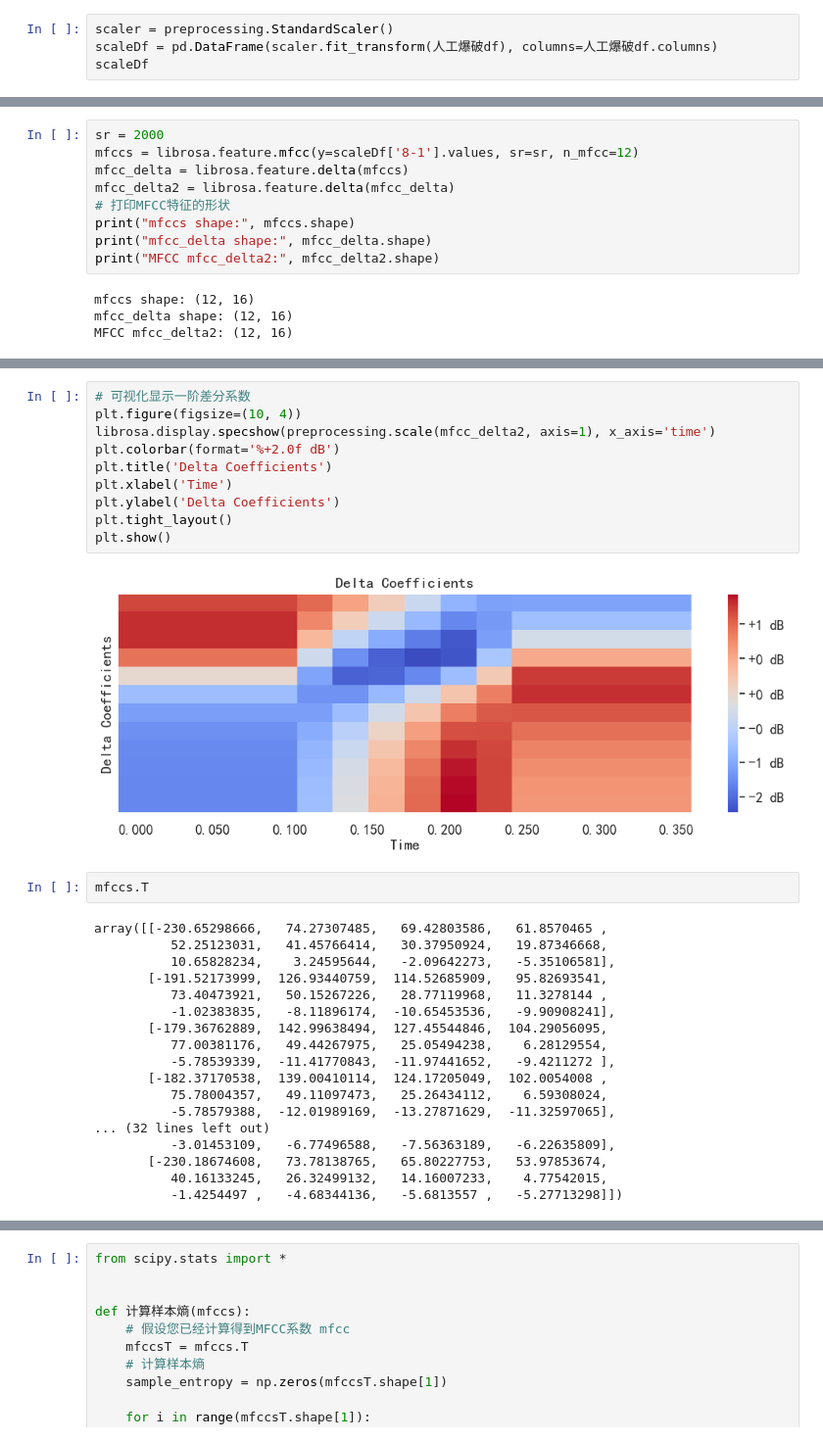
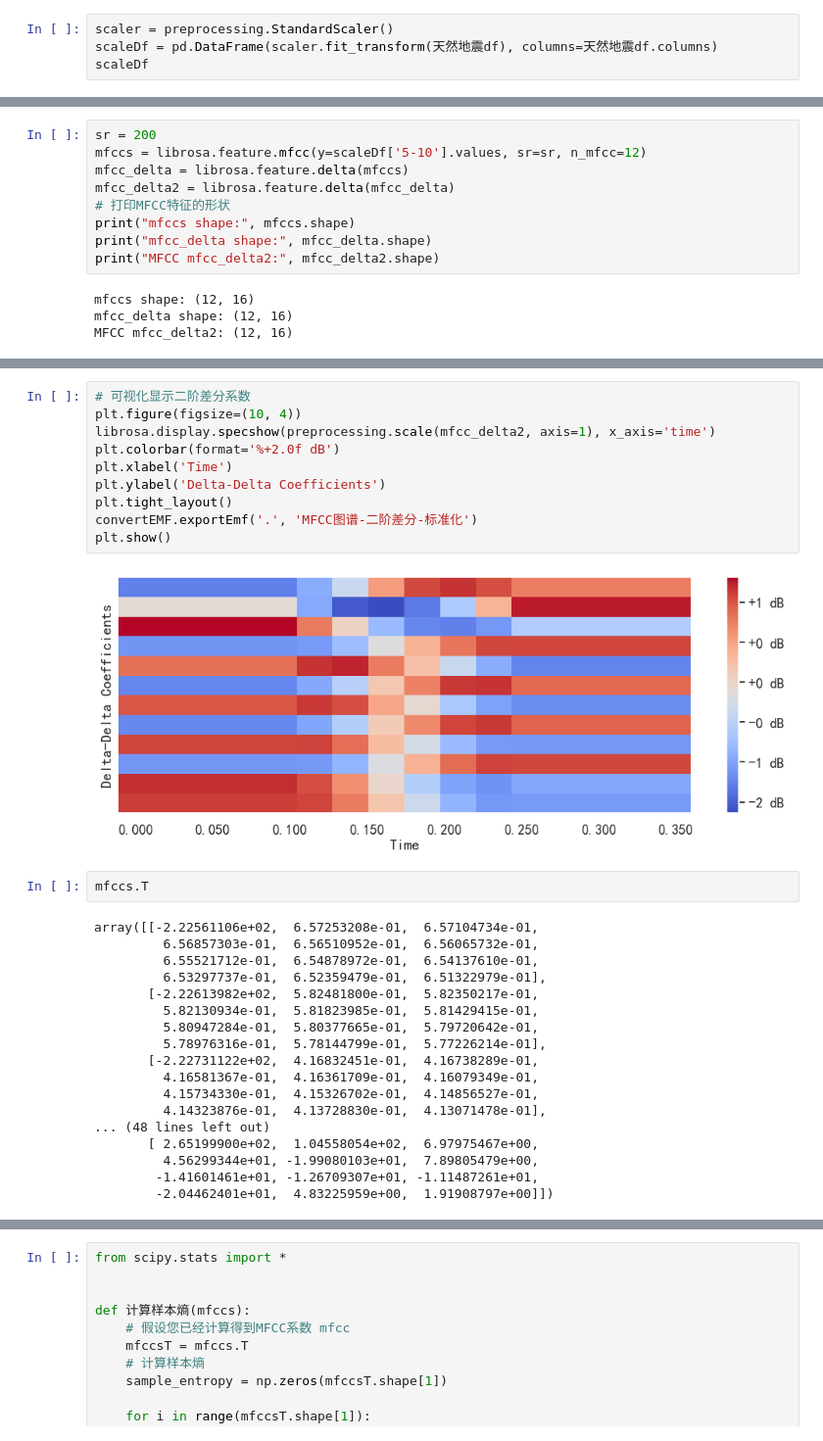
Before and after one commit to james-curtis/2023.tfmcm.com, a Jupyter notebook: 数据预处理/main.ipynb, the cells around one changed output, grey strips where cells are left out. Shown at 98% size. Saved outputs shown, nothing was run; the diff lists cells and outputs as text.

```diff
--- a/数据预处理/main.ipynb
+++ b/数据预处理/main.ipynb
@@ -142,5 +97,5 @@ plt.show()
 # %%
 scaler = preprocessing.StandardScaler()
-scaleDf = pd.DataFrame(scaler.fit_transform(人工爆破df), columns=人工爆破df.columns)
+scaleDf = pd.DataFrame(scaler.fit_transform(天然地震df), columns=天然地震df.columns)
 scaleDf
 # %% [output]
@@ -165,6 +115,6 @@ plt.show()
 # %%
-sr = 2000
-mfccs = librosa.feature.mfcc(y=scaleDf['8-1'].values, sr=sr, n_mfcc=12)
+sr = 200
+mfccs = librosa.feature.mfcc(y=scaleDf['5-10'].values, sr=sr, n_mfcc=12)
 mfcc_delta = librosa.feature.delta(mfccs)
 mfcc_delta2 = librosa.feature.delta(mfcc_delta)
 # 打印MFCC特征的形状
@@ -210,35 +160,35 @@ plt.show()
 # %%
-# 可视化显示一阶差分系数
+# 可视化显示二阶差分系数
 plt.figure(figsize=(10, 4))
 librosa.display.specshow(preprocessing.scale(mfcc_delta2, axis=1), x_axis='time')
 plt.colorbar(format='%+2.0f dB')
-plt.title('Delta Coefficients')
 plt.xlabel('Time')
-plt.ylabel('Delta Coefficients')
+plt.ylabel('Delta-Delta Coefficients')
 plt.tight_layout()
+convertEMF.exportEmf('.', 'MFCC图谱-二阶差分-标准化')
 plt.show()
 # %% [output]
-[figure, old version]
+[figure, new version]
 # %%
 mfccs.T
 # %% [output]
-array([[-230.65298666,   74.27307485,   69.42803586,   61.8570465 ,
-          52.25123031,   41.45766414,   30.37950924,   19.87346668,
-          10.65828234,    3.24595644,   -2.09642273,   -5.35106581],
-       [-191.52173999,  126.93440759,  114.52685909,   95.82693541,
-          73.40473921,   50.15267226,   28.77119968,   11.3278144 ,
-          -1.02383835,   -8.11896174,  -10.65453536,   -9.90908241],
-       [-179.36762889,  142.99638494,  127.45544846,  104.29056095,
-          77.00381176,   49.44267975,   25.05494238,    6.28129554,
-          -5.78539339,  -11.41770843,  -11.97441652,   -9.4211272 ],
-       [-182.37170538,  139.00410114,  124.17205049,  102.0054008 ,
-          75.78004357,   49.11097473,   25.26434112,    6.59308024,
-          -5.78579388,  -12.01989169,  -13.27871629,  -11.32597065],
-... (32 lines left out)
-          -3.01453109,   -6.77496588,   -7.56363189,   -6.22635809],
-       [-230.18674608,   73.78138765,   65.80227753,   53.97853674,
-          40.16133245,   26.32499132,   14.16007233,    4.77542015,
-          -1.4254497 ,   -4.68344136,   -5.6813557 ,   -5.27713298]])
+array([[-2.22561106e+02,  6.57253208e-01,  6.57104734e-01,
+         6.56857303e-01,  6.56510952e-01,  6.56065732e-01,
+         6.55521712e-01,  6.54878972e-01,  6.54137610e-01,
+         6.53297737e-01,  6.52359479e-01,  6.51322979e-01],
+       [-2.22613982e+02,  5.82481800e-01,  5.82350217e-01,
+         5.82130934e-01,  5.81823985e-01,  5.81429415e-01,
+         5.80947284e-01,  5.80377665e-01,  5.79720642e-01,
+         5.78976316e-01,  5.78144799e-01,  5.77226214e-01],
+       [-2.22731122e+02,  4.16832451e-01,  4.16738289e-01,
+         4.16581367e-01,  4.16361709e-01,  4.16079349e-01,
+         4.15734330e-01,  4.15326702e-01,  4.14856527e-01,
+         4.14323876e-01,  4.13728830e-01,  4.13071478e-01],
+... (48 lines left out)
+       [ 2.65199900e+02,  1.04558054e+02,  6.97975467e+00,
+         4.56299344e+01, -1.99080103e+01,  7.89805479e+00,
+        -1.41601461e+01, -1.26709307e+01, -1.11487261e+01,
+        -2.04462401e+01,  4.83225959e+00,  1.91908797e+00]])
 # %%
 mfccsScale
 # %% [output]
```
Also changed, not shown: parts of 27 cells of this notebook, 10 other files.
